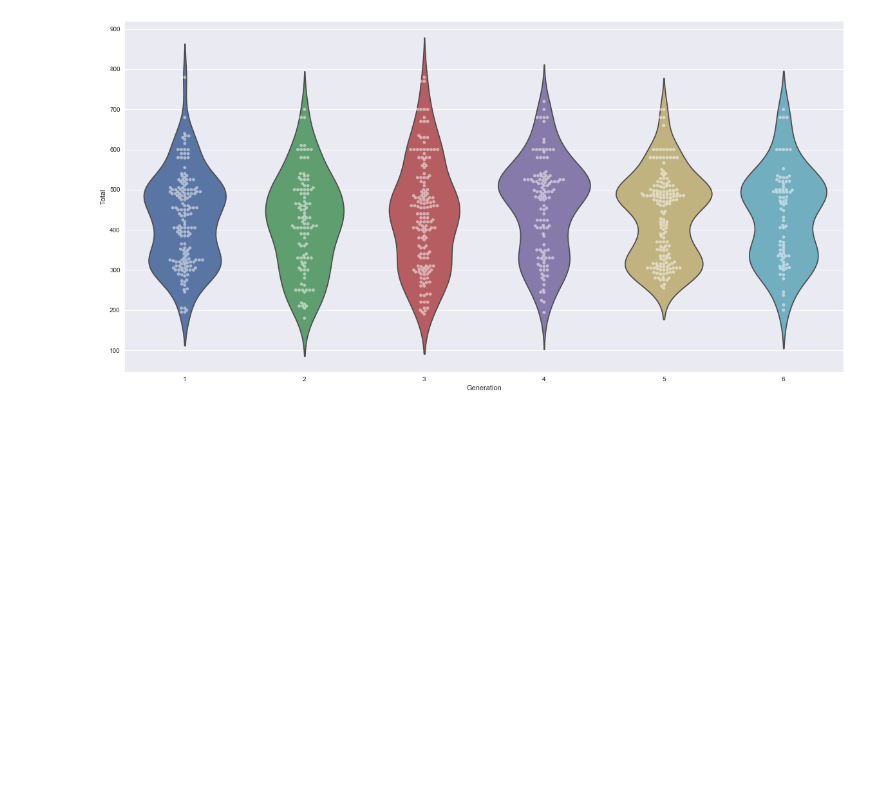
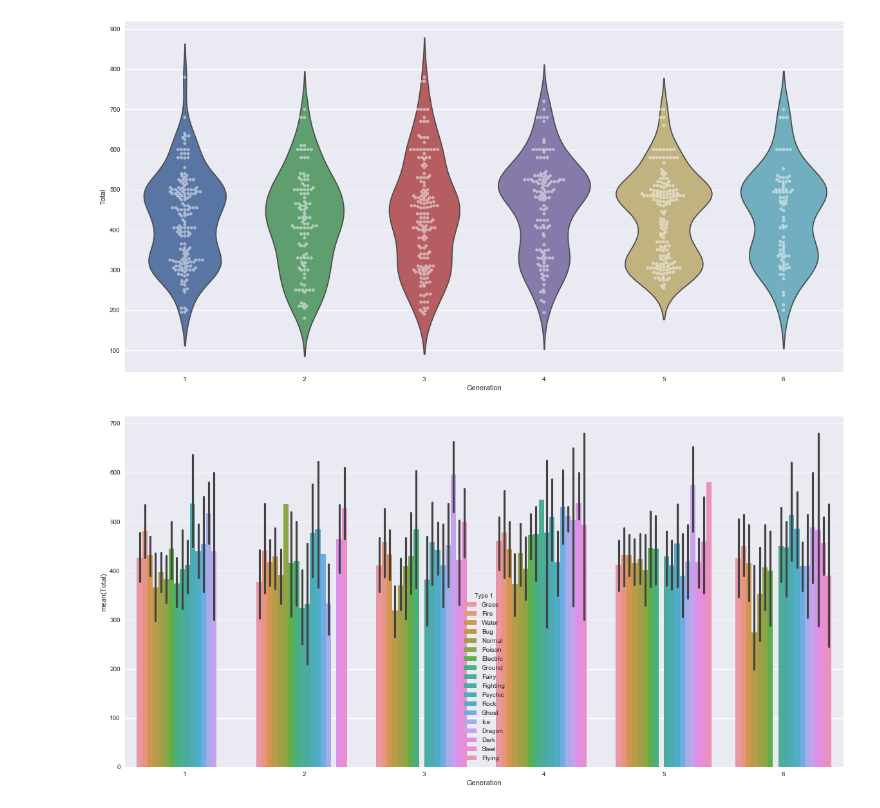
Before and after one commit to tafarelyan/workshop-data-science-pokemon, a Jupyter notebook: Pokemon Analysis.ipynb, the cells around one changed output. Saved outputs shown, nothing was run; the diff lists cells and outputs as text; code cells hidden in the pictures; blank space fills up the shorter version.

```diff
--- a/Pokemon Analysis.ipynb
+++ b/Pokemon Analysis.ipynb
@@ -310,3 +343,7 @@ sns.swarmplot(x='Generation', y='Total', data=df, color='white', alpha=.5);
 sns.violinplot(x='Generation', y='Total', data=df, inner=None);
 # %% [output]
 [figure]
+# %%
+sns.barplot(x='Generation', y='Total', data=df, hue='Type 1');
+# %% [output]
+[figure, added]
```
Also changed, not shown: parts of 19 cells of this notebook.
